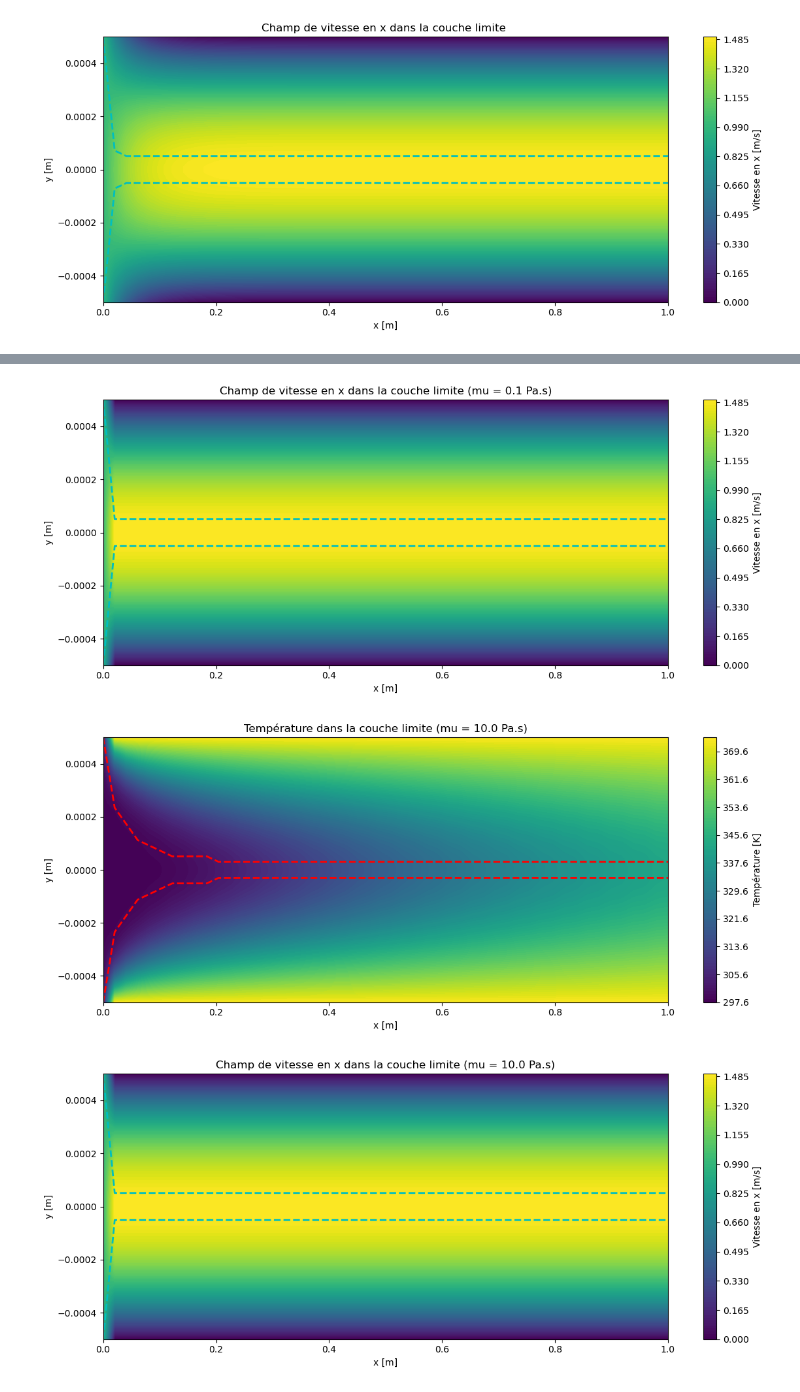
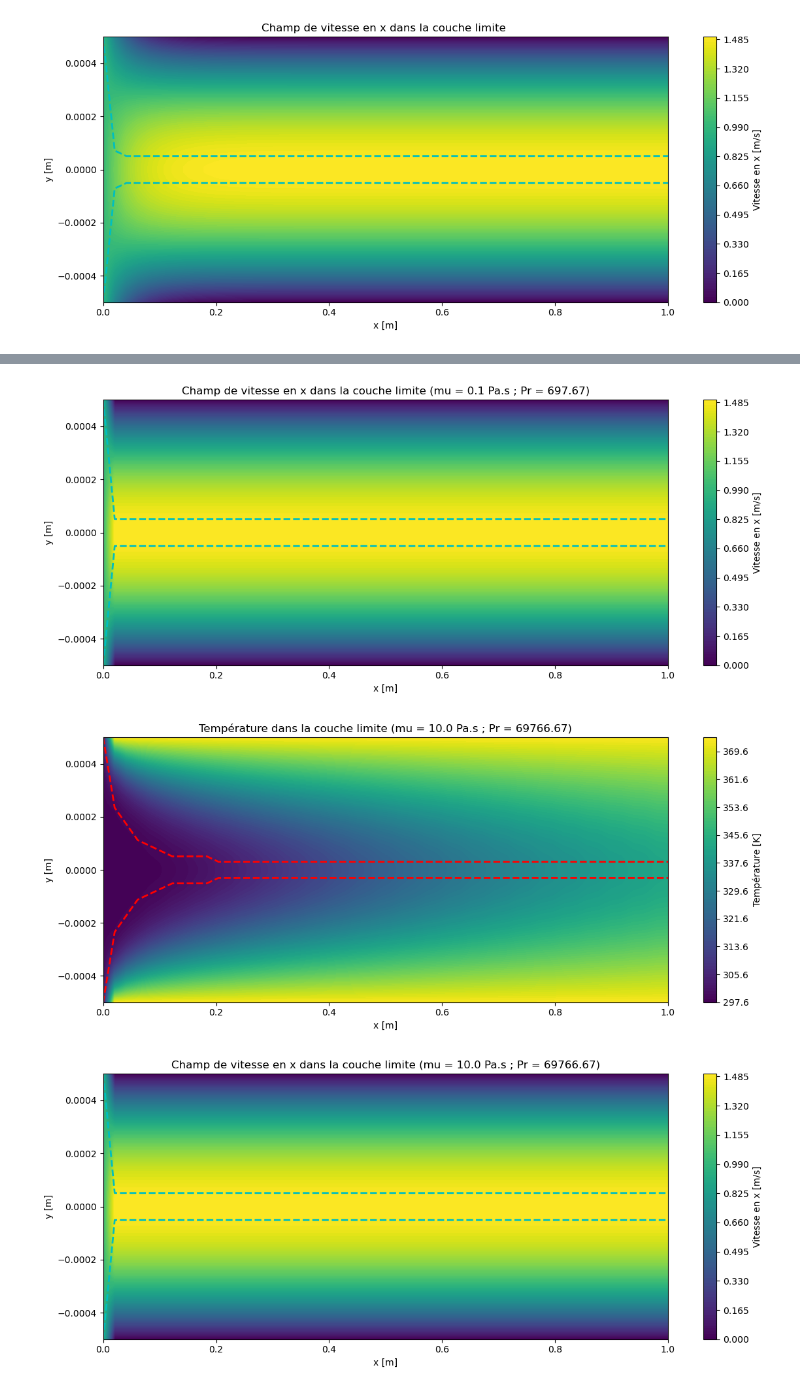
Before and after one commit to Astro-Coco/projet_gch, a Jupyter notebook: graphing.ipynb, the cells around one changed output, grey strips where cells are left out. Drawn from its saved outputs; the diff is of its cells as text; code cells hidden in the pictures.

```diff
--- a/graphing.ipynb
+++ b/graphing.ipynb
@@ -217,6 +217,6 @@ for mu in mu_vals:
     params.mu = mu
 
     resultat = run_analysis(params)
-    note = f"(mu = {mu} Pa.s)"
+    note = f"(mu = {mu} Pa.s ; Pr = {params.cp * mu / params.k:.2f})"
     plot(resultat, note)
 # %% [output]
@@ -228,6 +228,6 @@ for mu in mu_vals:
-[figure, old version]
+[figure, new version]
-[figure, old version]
+[figure, new version]
-[figure, old version]
+[figure, new version]
 # %%
 #Étude de l'influence du nombre de peclet
 #On choisi de faire varier k
```
Also changed, not shown: parts of 2 cells of this notebook.
